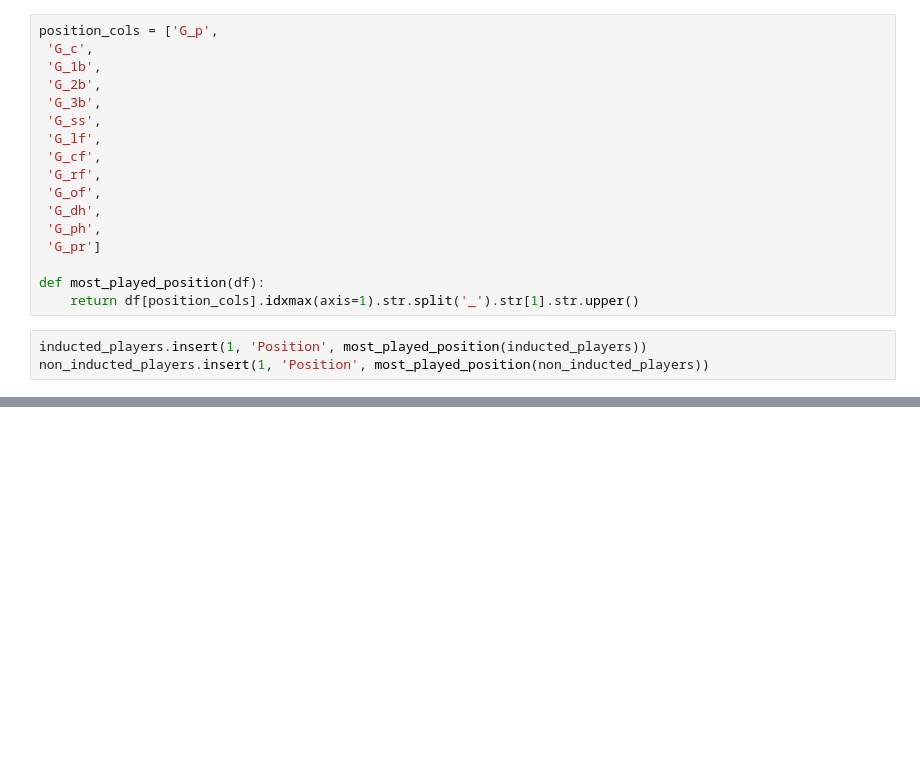
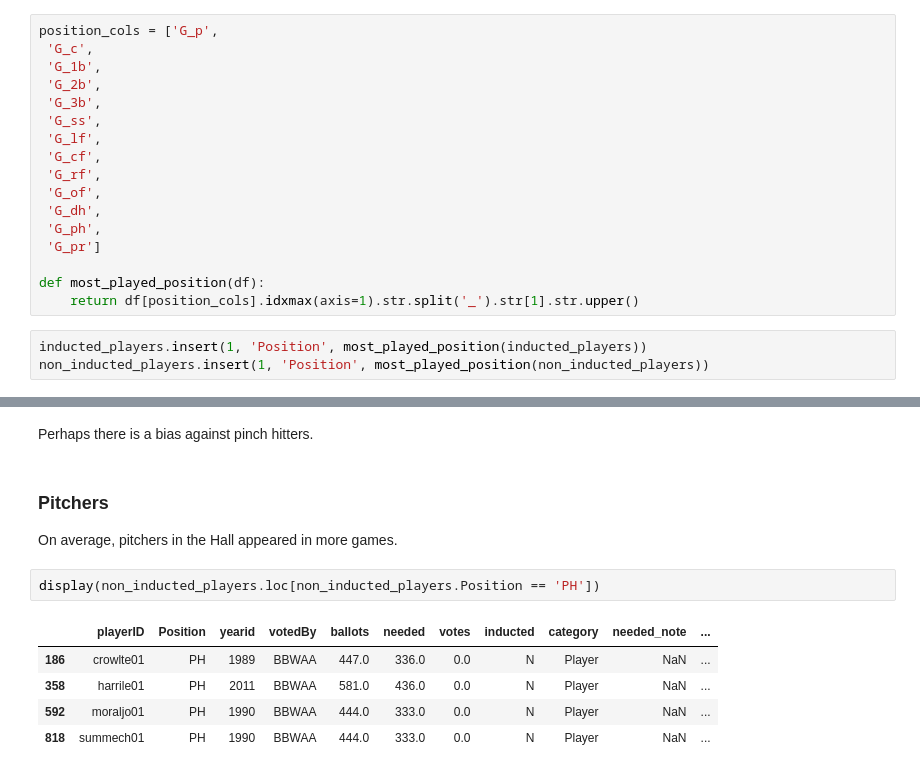
Before and after one commit to hueykwik/baseballhof, a Jupyter notebook: Baseball Exploration.ipynb, the cells around one changed output, grey strips where cells are left out. Drawn from its saved outputs; the diff is of its cells as text; blank space fills up the shorter version.

```diff
--- a/Baseball Exploration.ipynb
+++ b/Baseball Exploration.ipynb
@@ -300,0 +323,13 @@ non_inducted_players.insert(1, 'Position', most_played_position(non_inducted_pla
+# %% [markdown]
+Perhaps there is a bias against pinch hitters.
+# %% [markdown]
+### Pitchers
+On average, pitchers in the Hall appeared in more games.
+# %%
+display(non_inducted_players.loc[non_inducted_players.Position == 'PH'])
+# %% [output]
+|  | playerID | Position | yearid | votedBy | ballots | needed | votes | inducted | category | needed_note | ... |
+| 186 | crowlte01 | PH | 1989 | BBWAA | 447.0 | 336.0 | 0.0 | N | Player | NaN | ... |
+| 358 | harrile01 | PH | 2011 | BBWAA | 581.0 | 436.0 | 0.0 | N | Player | NaN | ... |
+| 592 | moraljo01 | PH | 1990 | BBWAA | 444.0 | 333.0 | 0.0 | N | Player | NaN | ... |
+| 818 | summech01 | PH | 1990 | BBWAA | 444.0 | 333.0 | 0.0 | N | Player | NaN | ... |
```
Also changed, not shown: parts of 10 cells of this notebook.
